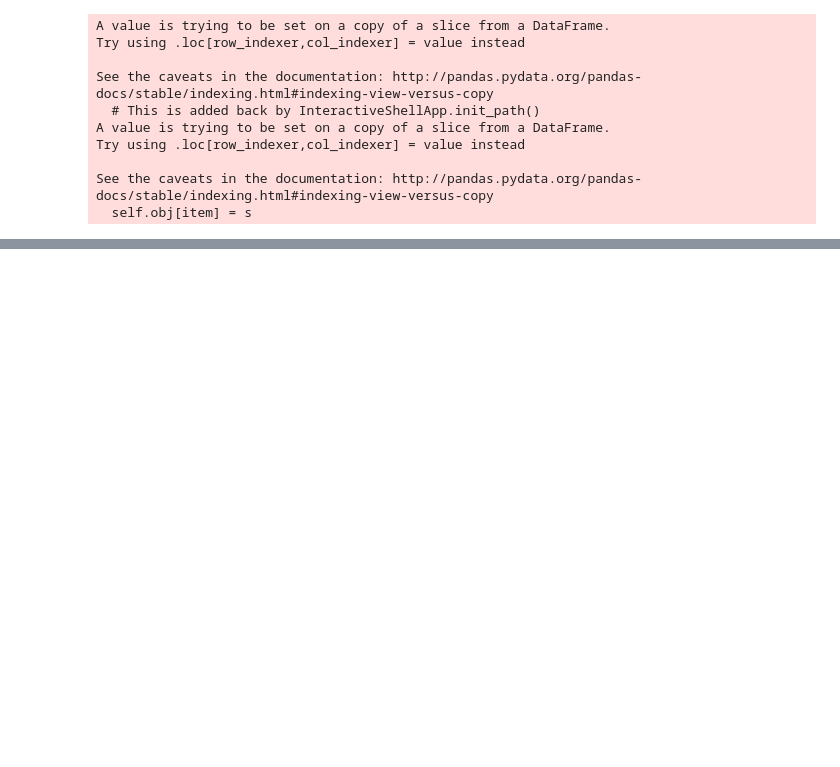
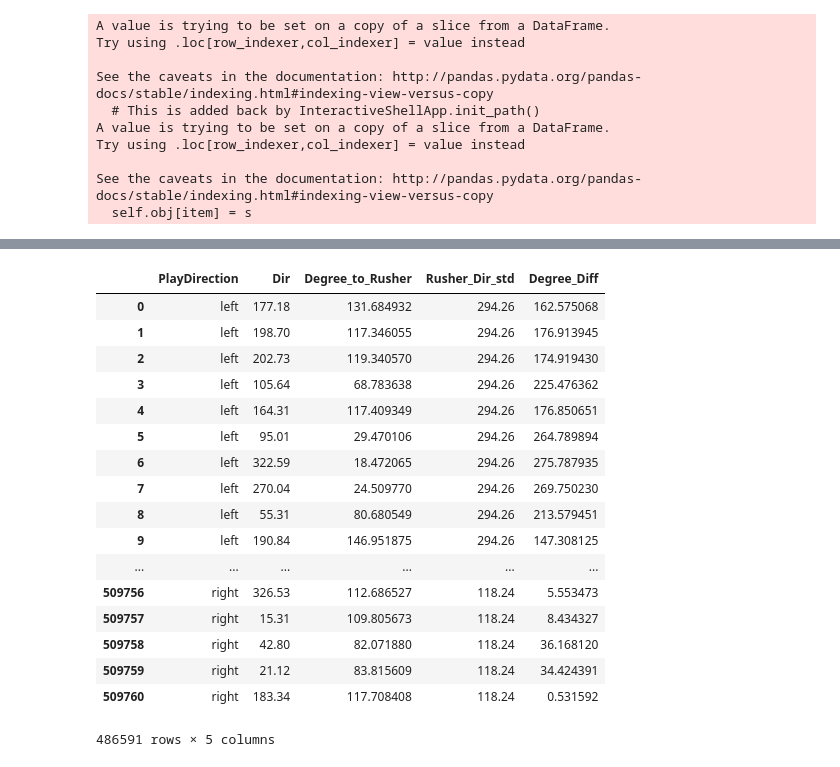
Before and after one commit to yxm162930/NFL, a Jupyter notebook: NFL Model.ipynb, the cells around one changed output, grey strips where cells are left out. Cells and saved outputs as stored; diff of their text form; code cells hidden in the pictures; blank space fills up the shorter version.

```diff
--- a/NFL Model.ipynb
+++ b/NFL Model.ipynb
@@ -723,0 +641,3 @@ plt.show()
+# %%
+df2 = train[~train['IsRusher']]
+df2[['','Degree_Diff']]
@@ -723,0 +662,21 @@ plt.show()
+# %%
+df2[['PlayDirection','Dir','Degree_to_Rusher','Rusher_Dir_std','Degree_Diff']]
+# %% [output]
+|  | PlayDirection | Dir | Degree_to_Rusher | Rusher_Dir_std | Degree_Diff |
+| 0 | left | 177.18 | 131.684932 | 294.26 | 162.575068 |
+| 1 | left | 198.70 | 117.346055 | 294.26 | 176.913945 |
+| 2 | left | 202.73 | 119.340570 | 294.26 | 174.919430 |
+| 3 | left | 105.64 | 68.783638 | 294.26 | 225.476362 |
+| 4 | left | 164.31 | 117.409349 | 294.26 | 176.850651 |
+| 5 | left | 95.01 | 29.470106 | 294.26 | 264.789894 |
+| 6 | left | 322.59 | 18.472065 | 294.26 | 275.787935 |
+| 7 | left | 270.04 | 24.509770 | 294.26 | 269.750230 |
+| 8 | left | 55.31 | 80.680549 | 294.26 | 213.579451 |
+| 9 | left | 190.84 | 146.951875 | 294.26 | 147.308125 |
+| ... | ... | ... | ... | ... | ... |
+| 509756 | right | 326.53 | 112.686527 | 118.24 | 5.553473 |
+| 509757 | right | 15.31 | 109.805673 | 118.24 | 8.434327 |
+| 509758 | right | 42.80 | 82.071880 | 118.24 | 36.168120 |
+| 509759 | right | 21.12 | 83.815609 | 118.24 | 34.424391 |
+| 509760 | right | 183.34 | 117.708408 | 118.24 | 0.531592 |
+486591 rows × 5 columns
```
Also changed, not shown: parts of 20 cells of this notebook.
